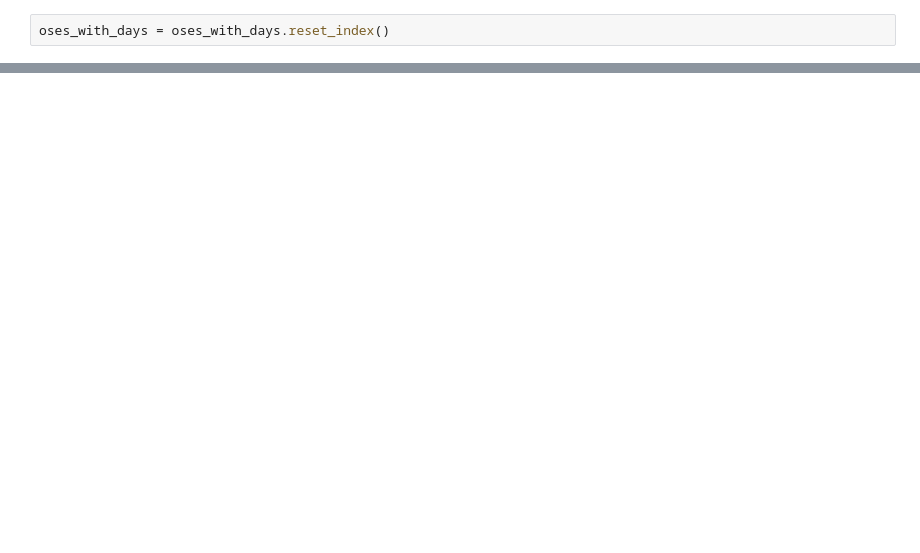
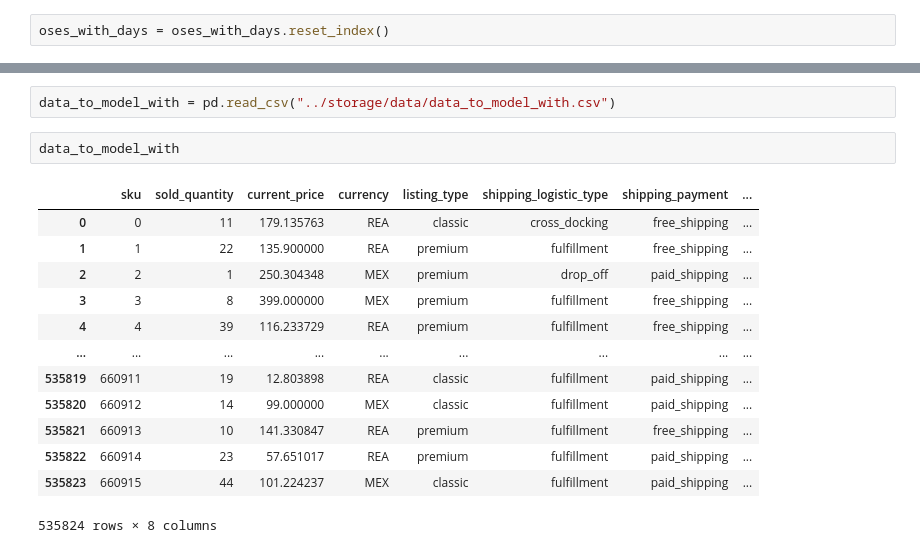
Before and after one commit to santortiz/out-of-stock, a Jupyter notebook: notebooks/eda.ipynb, the cells around one changed output, grey strips where cells are left out. Saved outputs shown, nothing was run; the diff lists cells and outputs as text; blank space fills up the shorter version.

```diff
--- a/notebooks/eda.ipynb
+++ b/notebooks/eda.ipynb
@@ -453,0 +504,18 @@ oses_with_days[oses_with_days["sku"] == 551269]
+# %%
+data_to_model_with = pd.read_csv("../storage/data/data_to_model_with.csv")
+# %%
+data_to_model_with
+# %% [output]
+|  | sku | sold_quantity | current_price | currency | listing_type | shipping_logistic_type | shipping_payment | ... |
+| 0 | 0 | 11 | 179.135763 | REA | classic | cross_docking | free_shipping | ... |
+| 1 | 1 | 22 | 135.900000 | REA | premium | fulfillment | free_shipping | ... |
+| 2 | 2 | 1 | 250.304348 | MEX | premium | drop_off | paid_shipping | ... |
+| 3 | 3 | 8 | 399.000000 | MEX | premium | fulfillment | free_shipping | ... |
+| 4 | 4 | 39 | 116.233729 | REA | premium | fulfillment | free_shipping | ... |
+| ... | ... | ... | ... | ... | ... | ... | ... | ... |
+| 535819 | 660911 | 19 | 12.803898 | REA | classic | fulfillment | paid_shipping | ... |
+| 535820 | 660912 | 14 | 99.000000 | MEX | classic | fulfillment | paid_shipping | ... |
+| 535821 | 660913 | 10 | 141.330847 | REA | premium | fulfillment | free_shipping | ... |
+| 535822 | 660914 | 23 | 57.651017 | REA | premium | fulfillment | paid_shipping | ... |
+| 535823 | 660915 | 44 | 101.224237 | MEX | classic | fulfillment | paid_shipping | ... |
+535824 rows × 8 columns
```
Also changed, not shown: parts of 34 cells of this notebook, 3 other files.
